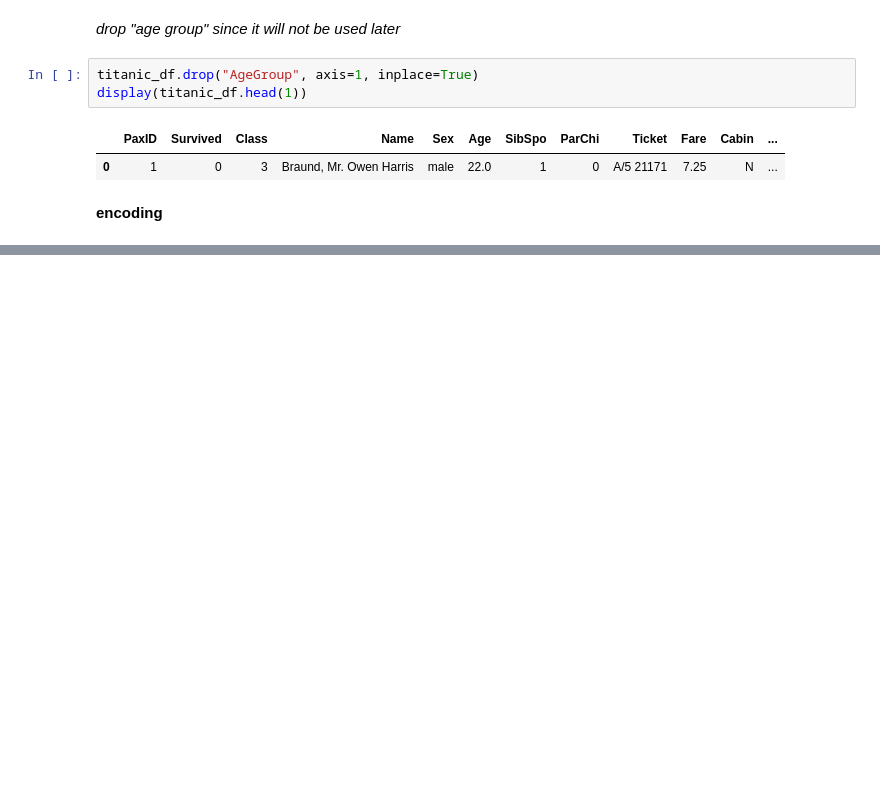
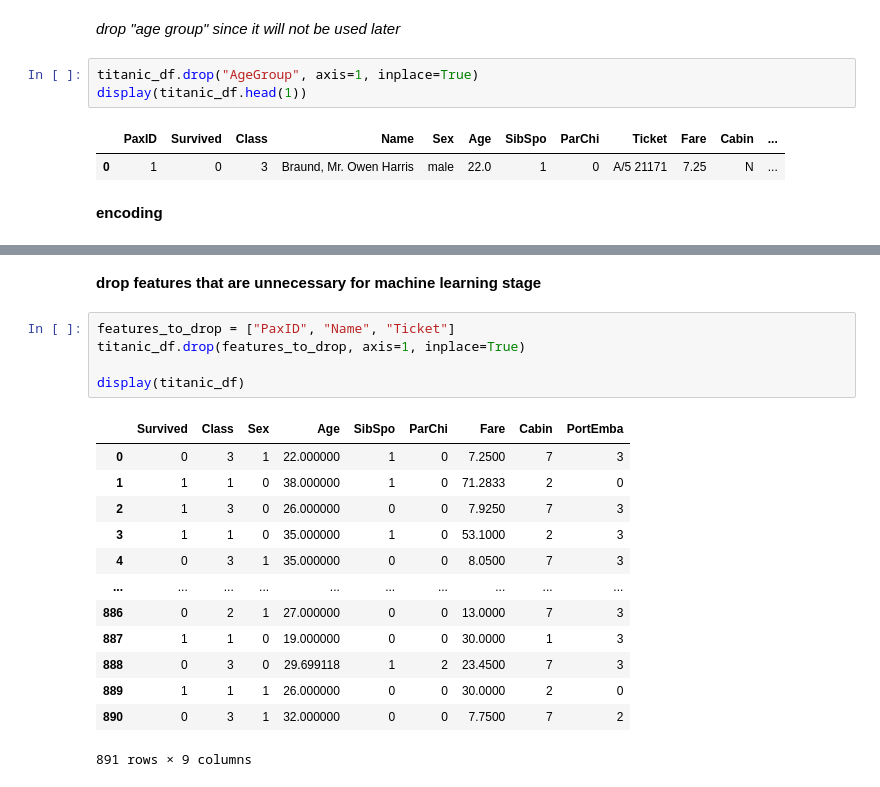
Before and after one commit to Tershire/Python_ML, a Jupyter notebook: S02/L045_titanic_survivor_prediction.ipynb, the cells around one changed output, grey strips where cells are left out. Drawn from its saved outputs; the diff is of its cells as text; blank space fills up the shorter version.

Commit message:
drop columns.

```diff
--- a/S02/L045_titanic_survivor_prediction.ipynb
+++ b/S02/L045_titanic_survivor_prediction.ipynb
@@ -227,3 +227,24 @@ display(titanic_df.head(3))
 | 0 | 1 | 0 | 3 | Braund, Mr. Owen Harris | 1 | 22.0 | 1 | 0 | A/5 21171 | 7.2500 | 7 | ... |
 | 1 | 2 | 1 | 1 | Cumings, Mrs. John Bradley (Flore... | 0 | 38.0 | 1 | 0 | PC 17599 | 71.2833 | 2 | ... |
 | 2 | 3 | 1 | 3 | Heikkinen, Miss. Laina | 0 | 26.0 | 0 | 0 | STON/O2. 3101282 | 7.9250 | 7 | ... |
+# %% [markdown]
+**drop features that are unnecessary for machine learning stage**
+# %%
+features_to_drop = ["PaxID", "Name", "Ticket"]
+titanic_df.drop(features_to_drop, axis=1, inplace=True)
+
+display(titanic_df)
+# %% [output]
+|  | Survived | Class | Sex | Age | SibSpo | ParChi | Fare | Cabin | PortEmba |
+| 0 | 0 | 3 | 1 | 22.000000 | 1 | 0 | 7.2500 | 7 | 3 |
+| 1 | 1 | 1 | 0 | 38.000000 | 1 | 0 | 71.2833 | 2 | 0 |
+| 2 | 1 | 3 | 0 | 26.000000 | 0 | 0 | 7.9250 | 7 | 3 |
+| 3 | 1 | 1 | 0 | 35.000000 | 1 | 0 | 53.1000 | 2 | 3 |
+| 4 | 0 | 3 | 1 | 35.000000 | 0 | 0 | 8.0500 | 7 | 3 |
+| ... | ... | ... | ... | ... | ... | ... | ... | ... | ... |
+| 886 | 0 | 2 | 1 | 27.000000 | 0 | 0 | 13.0000 | 7 | 3 |
+| 887 | 1 | 1 | 0 | 19.000000 | 0 | 0 | 30.0000 | 1 | 3 |
+| 888 | 0 | 3 | 0 | 29.699118 | 1 | 2 | 23.4500 | 7 | 3 |
+| 889 | 1 | 1 | 1 | 26.000000 | 0 | 0 | 30.0000 | 2 | 0 |
+| 890 | 0 | 3 | 1 | 32.000000 | 0 | 0 | 7.7500 | 7 | 2 |
+891 rows × 9 columns
```
Also changed, not shown: parts of 1 cell of this notebook.
